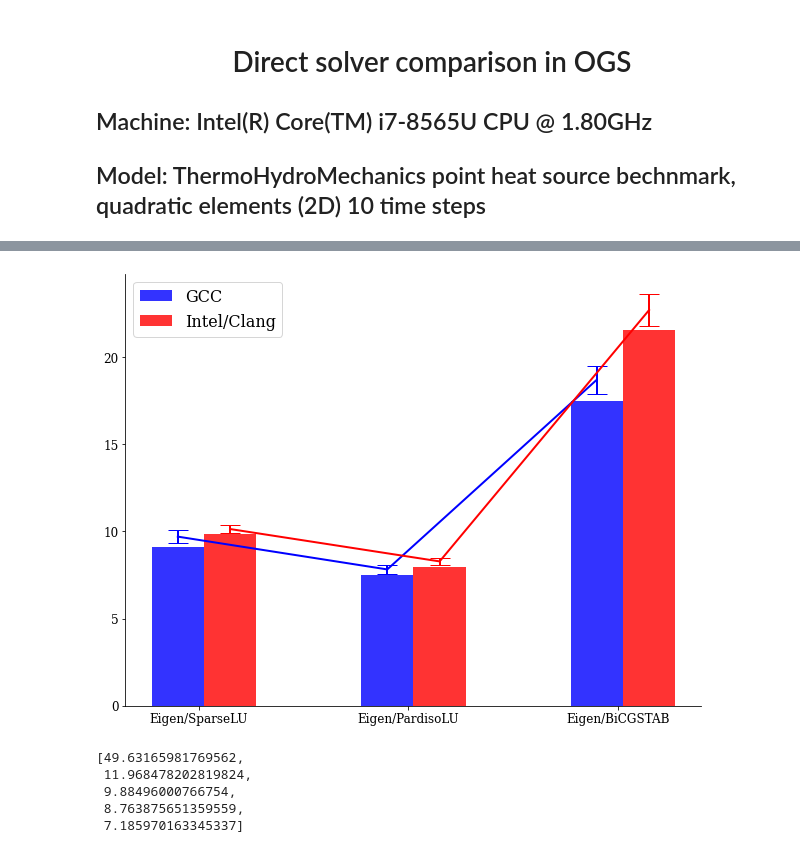
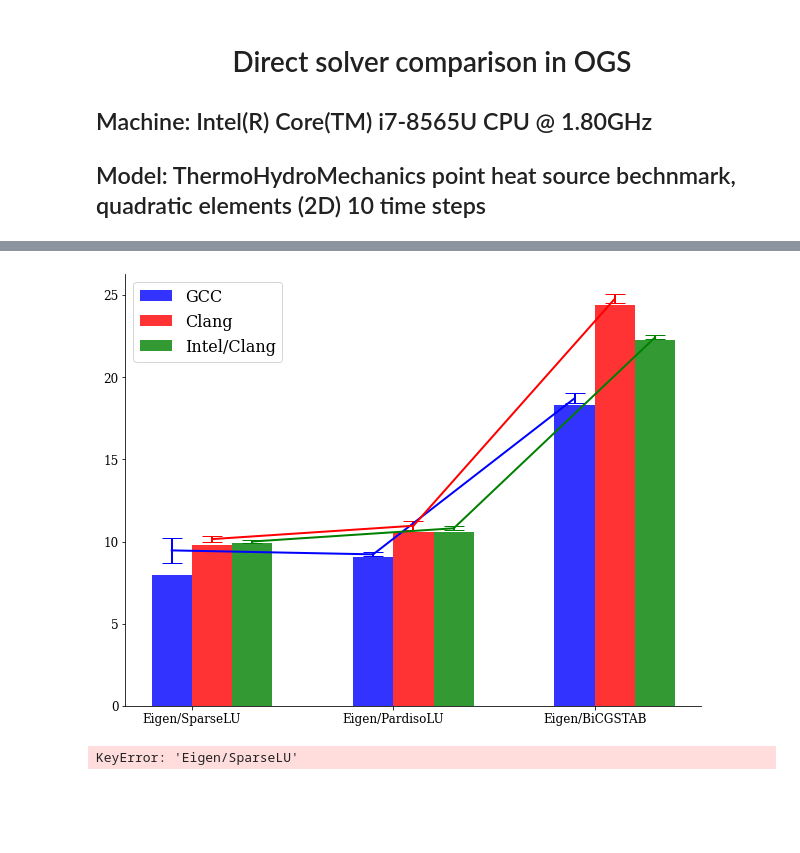
Before and after one commit to joergbuchwald/OGS_Solver_Comparison, a Jupyter notebook: notebooks/clang_vs_gcc.ipynb, the cells around one changed output, grey strips where cells are left out. Cells and saved outputs as stored; diff of their text form; code cells hidden in the pictures; blank space fills up the shorter version.

```diff
--- a/notebooks/clang_vs_gcc.ipynb
+++ b/notebooks/clang_vs_gcc.ipynb
@@ -10,29 +10,29 @@ import numpy as np
 import matplotlib.pyplot as plt
 import plot_settings
 # %%
-runs = 10
+runs = 5
 # %%
 solvers = ["Eigen/SparseLU","Eigen/PardisoLU", "Eigen/BiCGSTAB"]
 # %%
-executables = {"gcc":"/home/buchwalj/github/ogs/build_mkl_eigengcc/bin", "clang":"/home/buchwalj/github/ogs/build_mkl_eigen/bin"}
+executables = {"gcc":"/home/buchwalj/github/ogs/build_mkl_eigengcc/bin", "clang":"/home/buchwalj/github/ogs/build_mkl_eigenclang/bin", "intelclang":"/home/buchwalj/github/ogs/build_mkl_eigenintelclang/bin"}
 # %%
 def setSolver(fileobject, solver, compiler):
     if solver == "Eigen/SparseLU":
         fileobject.replace_text("SparseLU", xpath="./linear_solvers/linear_solver/eigen/solver_type")
         fileobject.replace_text("1", xpath="./linear_solvers/linear_solver/eigen/scaling")
         fileobject.write_input()
-        fileobject.run_model(path=executables[compiler], logfile=f"sparselu_{compiler}.out", wrapper="source /opt/intel/oneapi/setvars.sh intel64 &&")
+        fileobject.run_model(path=executables[compiler], logfile=f"sparselu_{compiler}.out")
         exec_time = fileobject.exec_time
     elif solver == "Eigen/PardisoLU":
         fileobject.replace_text("PardisoLU", xpath="./linear_solvers/linear_solver/eigen/solver_type")
         fileobject.replace_text("0", xpath="./linear_solvers/linear_solver/eigen/scaling")
         fileobject.write_input()
-        fileobject.run_model(path=executables[compiler], logfile=f"pardisolu_{compiler}.out", wrapper="source /opt/intel/oneapi/setvars.sh intel64 &&")
+        fileobject.run_model(path=executables[compiler], logfile=f"pardisolu_{compiler}.out")
     elif solver == "Eigen/BiCGSTAB":
         fileobject.replace_text("BiCGSTAB", xpath="./linear_solvers/linear_solver/eigen/solver_type")
         fileobject.replace_text("1", xpath="./linear_solvers/linear_solver/eigen/scaling")
         fileobject.write_input()
-        fileobject.run_model(path=executables[compiler], logfile=f"bicgstab_{compiler}.out", wrapper="source /opt/intel/oneapi/setvars.sh intel64 &&")
+        fileobject.run_model(path=executables[compiler], logfile=f"bicgstab_{compiler}.out")
     exec_time = fileobject.exec_time
     return exec_time
 # %%
@@ -45,7 +45,7 @@ for solver in solvers:
     for i in range(runs):
         for compiler in executables:
             solver_ = solver.split("/")[-1]
-            m = OGS(INPUT_FILE="pointheatsource_quadratic-mesh.prj", PROJECT_FILE=f"{solver_}.prj")
+            m = OGS(INPUT_FILE="pointheatsource_quadratic-mesh.prj", PROJECT_FILE=f"{solver_}.prj", OMP_NUM_THREADS=4)
             exec_time[compiler][solver].append(setSolver(m, solver,compiler))
 # %% [output]
 OGS finished with project file SparseLU.prj.
@@ -68,22 +68,20 @@ Execution took 23.382203102111816 s
 # %%
 fig = plt.figure()
 plt.rcParams.update({'font.size': 12})
 ax = fig.add_axes([0,0,1,1])
 slvrs_x = np.arange(len(solvers))
-ax.bar(slvrs_x,[np.min(exec_time["gcc"][solver]) for solver in solvers], color='b', alpha=0.8, width=0.25,label="GCC")
-ax.bar(slvrs_x+0.25,[np.min(exec_time["clang"][solver]) for solver in solvers], color='r', alpha=0.8,width=0.25, label="Intel/Clang")
+ax.bar(slvrs_x,[np.min(exec_time["gcc"][solver]) for solver in solvers], color='b', alpha=0.8, width=0.2,label="GCC")
+ax.bar(slvrs_x+0.2,[np.min(exec_time["clang"][solver]) for solver in solvers], color='r', alpha=0.8,width=0.2, label="Clang")
+ax.bar(slvrs_x+0.4,[np.min(exec_time["intelclang"][solver]) for solver in solvers], color='g', alpha=0.8,width=0.2, label="Intel/Clang")
 plt.errorbar(slvrs_x, [np.mean(exec_time["gcc"][solver]) for solver in solvers], yerr=[np.std(exec_time["gcc"][solver]) for solver in solvers], color="blue", capsize=10)
-plt.errorbar(slvrs_x+0.25, [np.mean(exec_time["clang"][solver]) for solver in solvers], yerr=[np.std(exec_time["clang"][solver]) for solver in solvers], color="red", capsize=10)
+plt.errorbar(slvrs_x+0.2, [np.mean(exec_time["clang"][solver]) for solver in solvers], yerr=[np.std(exec_time["clang"][solver]) for solver in solvers], color="red", capsize=10)
+plt.errorbar(slvrs_x+0.4, [np.mean(exec_time["intelclang"][solver]) for solver in solvers], yerr=[np.std(exec_time["intelclang"][solver]) for solver in solvers], color="green", capsize=10)
 plt.xticks([r+0.1 for r in range(len(solvers))], solvers)
 plt.legend()
 plt.show()
 # %% [output]
-[figure, old version]
+[figure, new version]
 # %%
 [np.sum(exec_time[solver])/runs for solver in solvers]
 # %% [output]
-[49.63165981769562,
- 11.968478202819824,
- 9.88496000766754,
- 8.763875651359559,
- 7.185970163345337]
+KeyError: 'Eigen/SparseLU'
```
Also changed, not shown: parts of 1 cell of this notebook.
